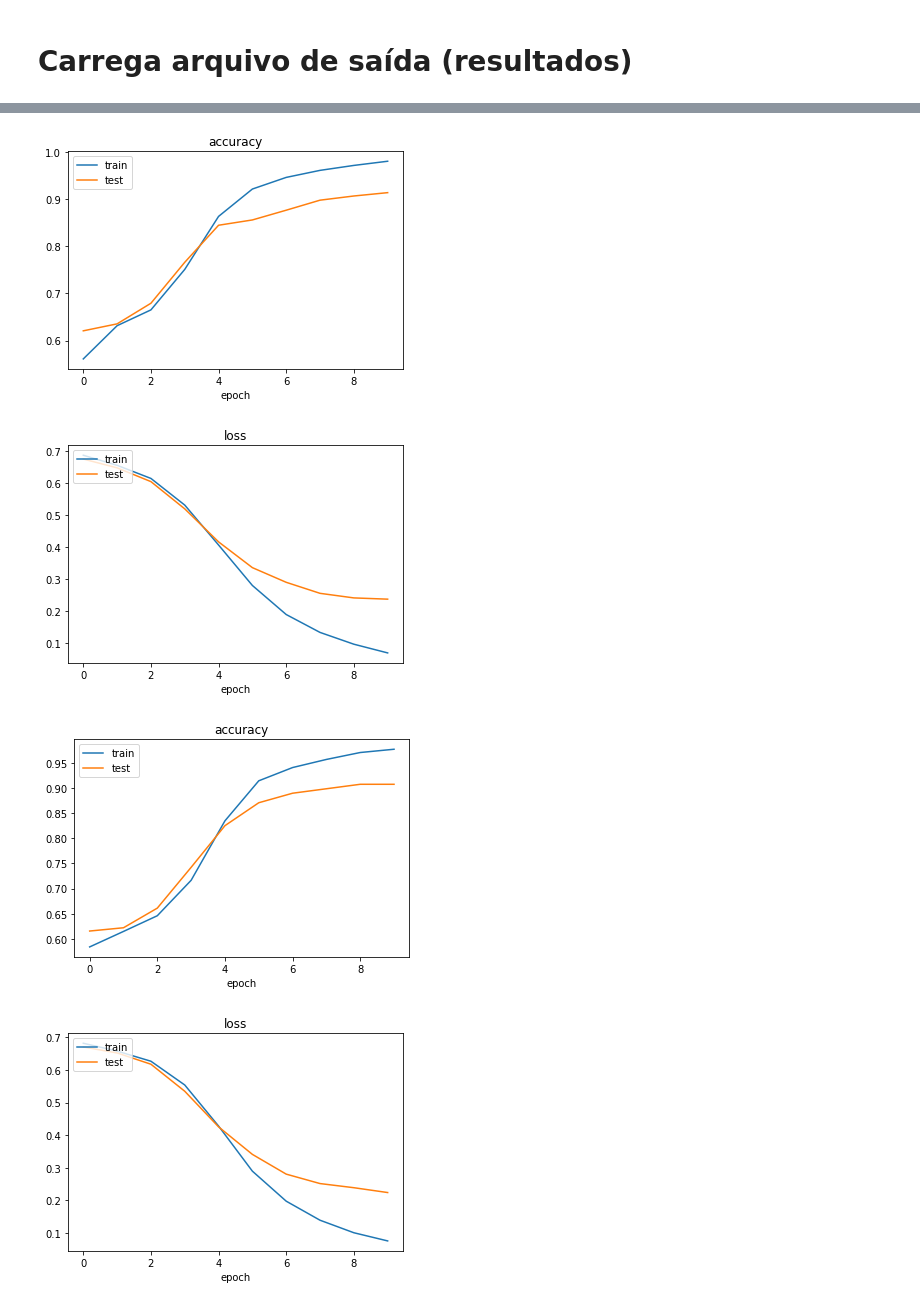
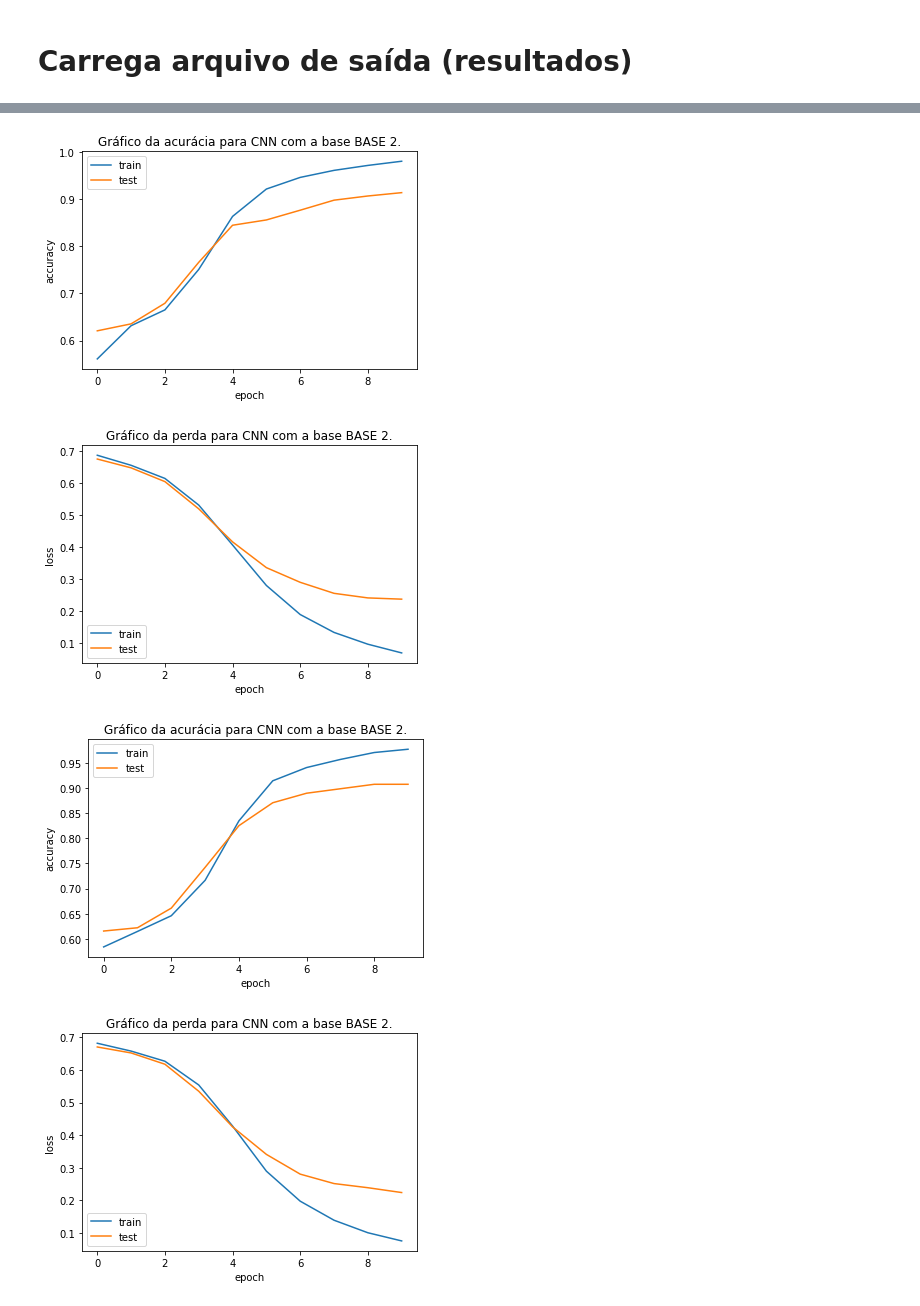
Before and after one commit to LuanPCunha/TCC, a Jupyter notebook: ProduzGraficos.ipynb, the cells around one changed output, grey strips where cells are left out. Cells and saved outputs as stored; diff of their text form; code cells hidden in the pictures.

```diff
--- a/ProduzGraficos.ipynb
+++ b/ProduzGraficos.ipynb
@@ -49,7 +55,7 @@ resultados.head()
 # %%
 # Plot de Gráficos
 
-def plot_accuracy(history):
+def plot_accuracy(history, rede, base):
     _,accuracy,loss,val_accuracy,val_loss = list(history.keys())
     acc = list(history[accuracy].values())
     test_acc = list(history[val_accuracy].values())
@@ -57,48 +63,53 @@ def plot_accuracy(history):
     plt.plot(epochs, acc)
     plt.plot(epochs, test_acc)
     plt.legend(['train', 'test'], loc='upper left')
-    plt.title('accuracy')
+    plt.title('Gráfico da acurácia para '+ rede + ' com a base '+ base + '.')
     plt.xlabel('epoch')
+    plt.ylabel('accuracy')
     plt.show()
 
-def plot_loss(history):
+def plot_loss(history, rede, base):
     _,accuracy,loss,val_accuracy,val_loss = list(history.keys())
     loss = list(history[loss].values())
     val_loss = list(history[val_loss].values())
     epochs = range(len(loss))
     plt.plot(epochs, loss)
     plt.plot(epochs, val_loss)
-    plt.legend(['train', 'test'], loc='upper left')
-    plt.title('loss')
+    plt.legend(['train', 'test'], loc="lower left")
+    plt.title('Gráfico da perda para '+ rede + ' com a base '+ base + '.')
     plt.xlabel('epoch')
+    plt.ylabel('loss')
     plt.show()
 
 def plot_roc_curve(roc_curves):
     plt.figure()
-    lw = 2
-    'false_positive_rate', 'true_positive_rate', 'score'
-    for roc_curve in roc_curves:
-      false_positive_rate, true_positive_rate, score = list(roc_curve.keys())
-      false_positive_rate = roc_curve[false_positive_rate]
-      true_positive_rate = roc_curve[true_positive_rate]
-      score = roc_curve[score]
-      plt.plot(false_positive_rate, true_positive_rate, lw=lw, label="ROC curve (area = %0.2f)" % score)
-      plt.plot([0, 1], [0, 1], color="navy", lw=lw, linestyle="--")
+    colors = cycle(["red","blue","darkorange","aqua","magenta","lime","eggplant","cornflowerblue","yellowishtan"])
+    for roc_curve, color in zip(roc_curves, colors):
+      false_positive_rate, true_positive_rate, score = list(roc_curve[0].keys())
+      false_positive_rate = roc_curve[0][false_positive_rate]
+      true_positive_rate = roc_curve[0][true_positive_rate]
+      score = roc_curve[0][score]
+      plt.plot(false_positive_rate, true_positive_rate, color=color, label="{0} (area = {1:0.2f})".format(roc_curve[1], score))
+    plt.plot([0, 1], [0, 1], "k--")
     plt.xlim([0.0, 1.0])
     plt.ylim([0.0, 1.05])
     plt.xlabel("False Positive Rate")
     plt.ylabel("True Positive Rate")
-    plt.title("Receiver operating characteristic example")
+    plt.title('Gráfico da curva ROC de todos as redes pesquisadas.')
     plt.legend(loc="lower right")
     plt.show()
+
+    # zoom
+    # plt.xlim([0.0, 0.2])
+    # plt.ylim([0.8, 1.05])
 # %%
-for train_resume in resultados.train_resume:
-  plot_accuracy(json.loads(train_resume))
-  plot_loss(json.loads(train_resume))
+for train_resume, rede, base in zip(resultados.train_resume, resultados.rede, resultados.base):
+  plot_accuracy(json.loads(train_resume), rede, base)
+  plot_loss(json.loads(train_resume), rede, base)
 # %% [output]
-[figure, old version]
+[figure, new version]
-[figure, old version]
+[figure, new version]
-[figure, old version]
+[figure, new version]
-[figure, old version]
+[figure, new version]
 # %%
 roc_curve_list = []
```
Also changed, not shown: parts of 5 cells of this notebook.
